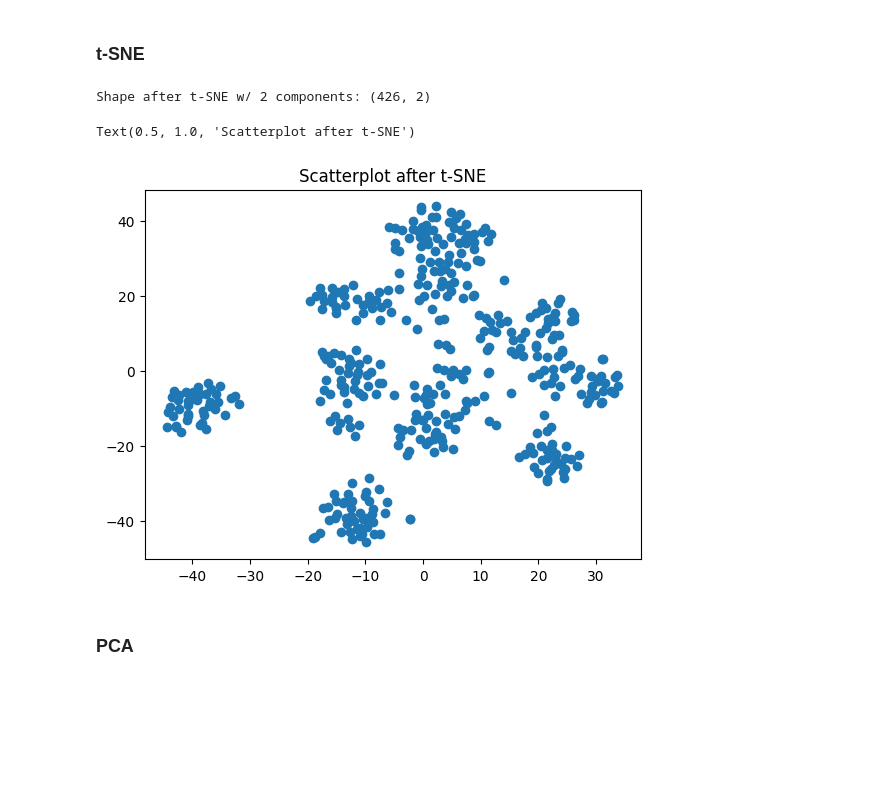
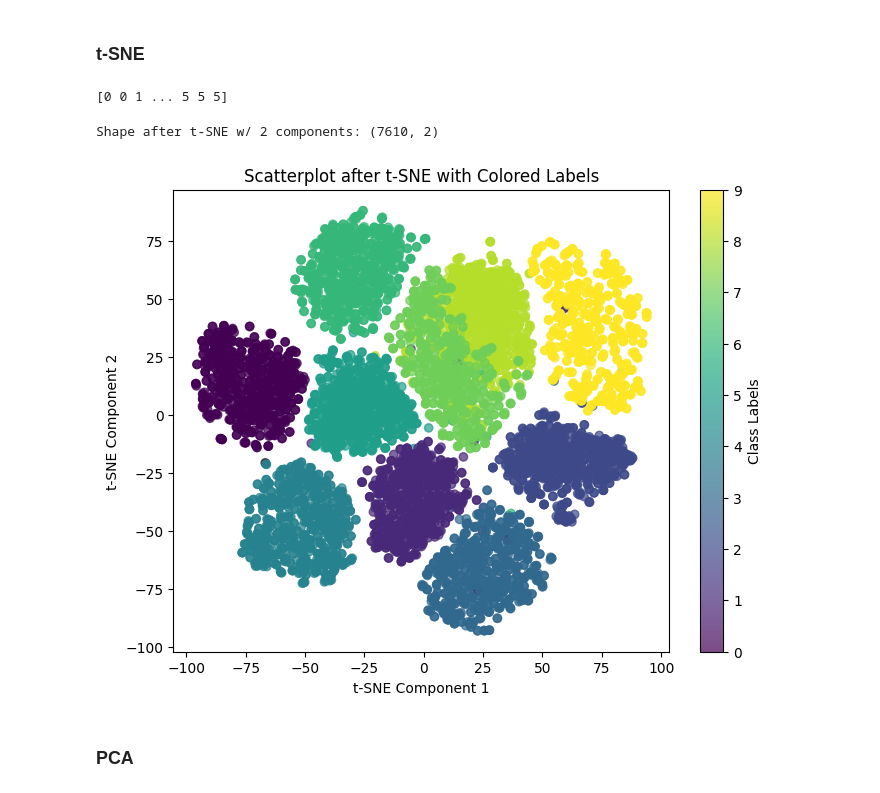
Before and after one commit to nayeli-guzman/clustering-human-activity, a Jupyter notebook: dimensionality-reduction.ipynb, the cells around one changed output. Saved outputs shown, nothing was run; the diff lists cells and outputs as text; code cells hidden in the pictures; blank space fills up the shorter version.

```diff
--- a/dimensionality-reduction.ipynb
+++ b/dimensionality-reduction.ipynb
@@ -131,7 +202,7 @@ Size de los ids de testing: (805, 1)
 
 Guardar los features promediados en archivos npz, para poder cargarlos cada vez que se necesiten.
 # %%
-def save_df_as_npz(directory, filename, features, ids, labels=None):
+def save_df_as_npz(directory:str, filename:str, features:pd.DataFrame, ids, labels=None):
     """
     Description:
         This function saves the feature vectors, ids and labels as npz files.
@@ -153,7 +224,7 @@ def save_df_as_npz(directory, filename, features, ids, labels=None):
     else:
         np.savez(os.path.join(directory, filename), features=features, ids=ids)
 
-def load_features_ids_labels(filename, has_labels=True):
+def load_features_ids_labels(filename:str, has_labels=True):
     """
     Description:
         Cargar los features, ids y labels de un archivo npz.
@@ -177,6 +248,8 @@ save_df_as_npz(features=X_val, ids=ids_val, labels=y_val, directory='features_np
 # %%
 # Ejemplo para cargar los features guardados
+X_train_np, ids_train_np, y_train_np = load_features_ids_labels(filename='features_np/features_train.npz', has_labels=True)
 X_val_np, ids_val_np, y_val_np = load_features_ids_labels(filename='features_np/features_val.npz', has_labels=True)
+X_test_np, ids_test_np = load_features_ids_labels(filename='features_np/features_test.npz', has_labels=False)
 # %% [markdown]
 ## **Reduce dimensionality**
 
@@ -189,0 +265,9 @@ import matplotlib.pyplot as plt
+# %%
+from sklearn.preprocessing import StandardScaler
+from sklearn.preprocessing import PowerTransformer
+
+scaler = StandardScaler()
+# scaler = PowerTransformer(method='yeo-johnson')
+X_train_scaled = scaler.fit_transform(X_train)
+X_val_scaled = scaler.transform(X_val_np)
+X_test_scaled = scaler.transform(X_test_np)
@@ -190,16 +290,31 @@ import matplotlib.pyplot as plt
 # %% [markdown]
 ### **t-SNE**
+# %%
+
+train_numeric_labels, _ = pd.factorize(y_train_np.ravel())
+# %%
+print(train_numeric_labels)
+# %% [output]
+[0 0 1 ... 5 5 5]
 # %%
+
 tsne = TSNE(n_components=2, learning_rate='auto', init='random', random_state=0, perplexity=10)
-val_tsne = tsne.fit_transform(X_val_np)
-print("Shape after t-SNE w/ 2 components:", val_tsne.shape)
+train_tsne = tsne.fit_transform(X_train_scaled)
+print("Shape after t-SNE w/ 2 components:", train_tsne.shape)
 
-plt.scatter(val_tsne[:, 0], val_tsne[:, 1])
-plt.title('Scatterplot after t-SNE')
+
+plt.figure(figsize=(8, 6))
+scatter = plt.scatter(train_tsne[:, 0], train_tsne[:, 1], c=train_numeric_labels, cmap="viridis", alpha=0.7)
+
+# Agregar barra de colores
+plt.colorbar(scatter, label="Class Labels")
+plt.title('Scatterplot after t-SNE with Colored Labels')
+plt.xlabel("t-SNE Component 1")
+plt.ylabel("t-SNE Component 2")
+plt.show()
 # %% [output]
-Shape after t-SNE w/ 2 components: (426, 2)
+Shape after t-SNE w/ 2 components: (7610, 2)
-Text(0.5, 1.0, 'Scatterplot after t-SNE')
-[figure, old version]
+[figure, new version]
 # %% [markdown]
 ### **PCA**
 # %%
```
Also changed, not shown: parts of 16 cells of this notebook, 3 other files.
